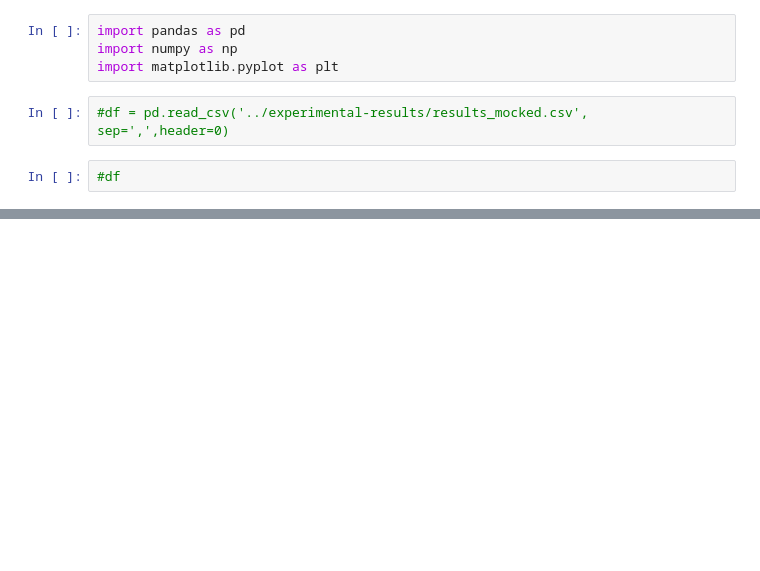
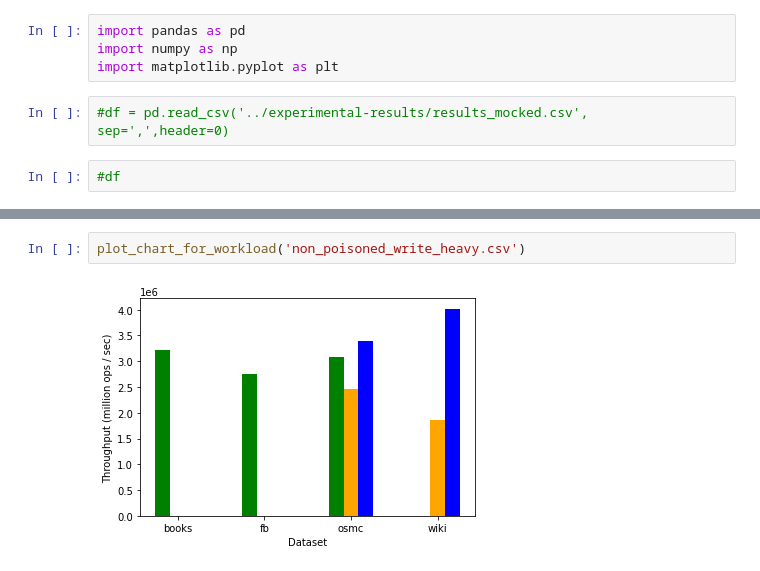
Before and after one commit to Bachfischer/adversarial-ml-for-learned-indexes, a Jupyter notebook: src/visualization.ipynb, the cells around one changed output, grey strips where cells are left out. Cells and saved outputs as stored; diff of their text form; blank space fills up the shorter version.

```diff
--- a/src/visualization.ipynb
+++ b/src/visualization.ipynb
@@ -45,0 +51,4 @@ plot_chart_for_workload('results_mocked.csv')
+# %%
+plot_chart_for_workload('non_poisoned_write_heavy.csv')
+# %% [output]
+[figure, added]
```
Also changed, not shown: parts of 6 cells of this notebook.
